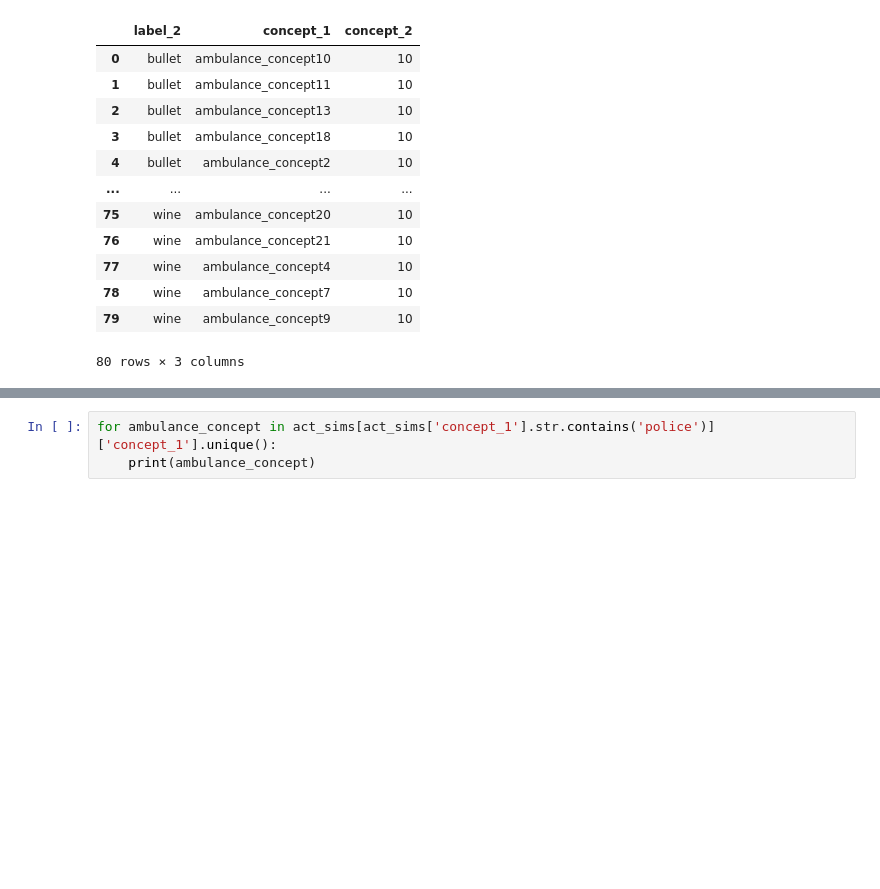
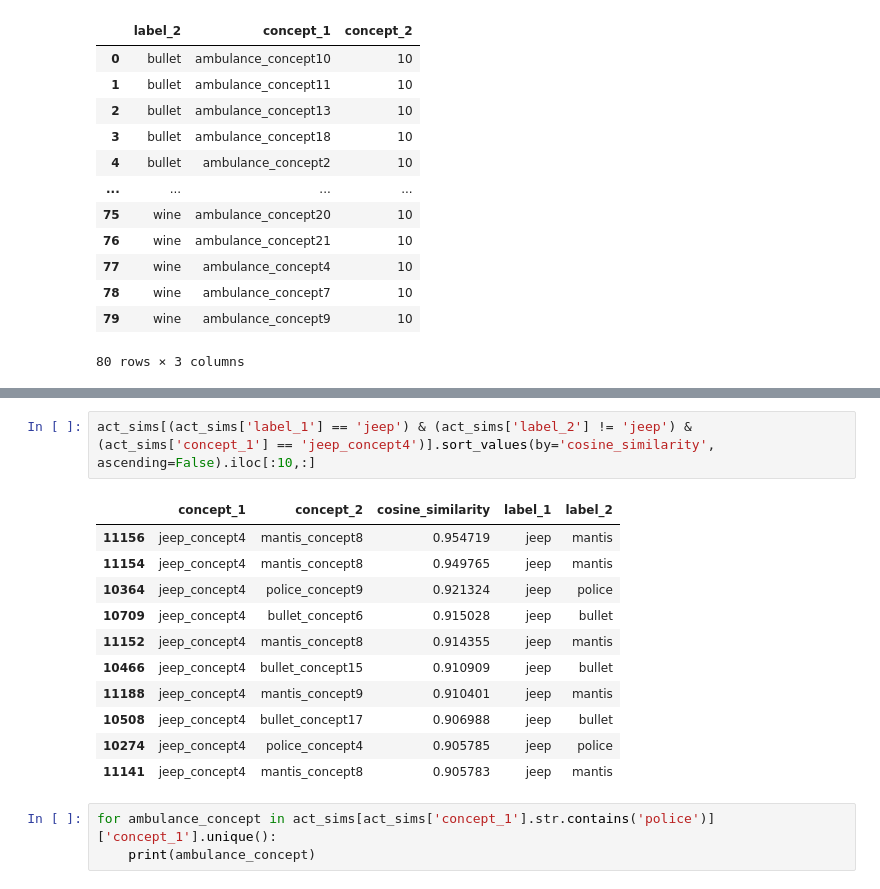
Before and after one commit to tpgmartin/inm363-individual-project, a Jupyter notebook: notebooks/Process Concept Activations Cosine Similarities.ipynb, the cells around one changed output, grey strips where cells are left out. Saved outputs shown, nothing was run; the diff lists cells and outputs as text; blank space fills up the shorter version.

```diff
--- a/notebooks/Process Concept Activations Cosine Similarities.ipynb
+++ b/notebooks/Process Concept Activations Cosine Similarities.ipynb
@@ -265,3 +236,17 @@ act_sims[(act_sims['label_1'] == 'police') & (act_sims['label_2'] != 'police') &
+# %%
+act_sims[(act_sims['label_1'] == 'jeep') & (act_sims['label_2'] != 'jeep') & (act_sims['concept_1'] == 'jeep_concept4')].sort_values(by='cosine_similarity', ascending=False).iloc[:10,:]
+# %% [output]
+|  | concept_1 | concept_2 | cosine_similarity | label_1 | label_2 |
+| 11156 | jeep_concept4 | mantis_concept8 | 0.954719 | jeep | mantis |
+| 11154 | jeep_concept4 | mantis_concept8 | 0.949765 | jeep | mantis |
+| 10364 | jeep_concept4 | police_concept9 | 0.921324 | jeep | police |
+| 10709 | jeep_concept4 | bullet_concept6 | 0.915028 | jeep | bullet |
+| 11152 | jeep_concept4 | mantis_concept8 | 0.914355 | jeep | mantis |
+| 10466 | jeep_concept4 | bullet_concept15 | 0.910909 | jeep | bullet |
+| 11188 | jeep_concept4 | mantis_concept9 | 0.910401 | jeep | mantis |
+| 10508 | jeep_concept4 | bullet_concept17 | 0.906988 | jeep | bullet |
+| 10274 | jeep_concept4 | police_concept4 | 0.905785 | jeep | police |
+| 11141 | jeep_concept4 | mantis_concept8 | 0.905783 | jeep | mantis |
 # %%
 for ambulance_concept in act_sims[act_sims['concept_1'].str.contains('police')]['concept_1'].unique():
     print(ambulance_concept)
```
Also changed, not shown: parts of 10 cells of this notebook, 13 other files.
